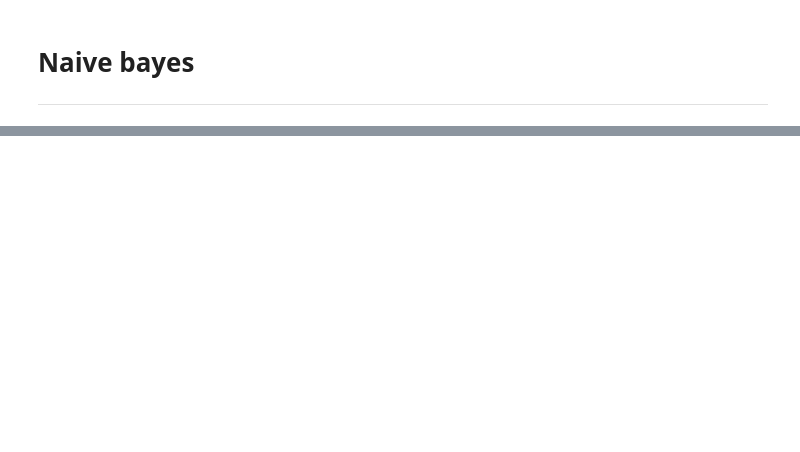
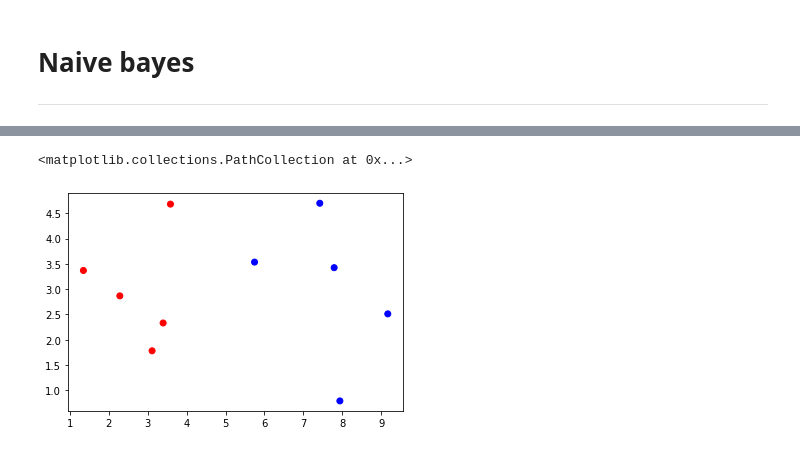
Before and after one commit to hsargoli/MyWorks, a Jupyter notebook: MLalgorithm.ipynb, the cells around one changed output, grey strips where cells are left out. Cells and saved outputs as stored; diff of their text form; code cells hidden in the pictures; blank space fills up the shorter version.

```diff
--- a/MLalgorithm.ipynb
+++ b/MLalgorithm.ipynb
@@ -409,6 +455,7 @@ with open('naive.txt') as file:
     readed=[i.split(' ') for i in readed_data]
 del readed[0]
 b=np.array(readed)
+print(' our data : ' , b, end='\n----------\n')
 sto=[]
 for i in range(len(b)):
     for j in range(len(b[0])):
@@ -422,12 +469,23 @@ sto=np.reshape(sto,(10,3))
 weather=sto[:,0]
 car=sto[:, 1]
 ydata=sto[:, 2]
+#  naive Bayes
+# - - - - - - - - -
 class NB:
     def __init__(self,classes,data1,data2):
         self.classes = classes
         self.data1 = data1
         self.data2 = data2
     def be_shart(self,dataa,term1,term2):
+        '''
+        dataa :
+            car or weather
+        term 1:
+            for dataa 0 broken or rainy
+        term 2:
+            for y classes 0 stayHome 1 goOut
+
+        '''
         class_probability=list(self.classes).count(term2)/len(self.classes)
         sto1=[]
         for i in range(len(self.classes)):
@@ -444,7 +502,7 @@ class NB:
         return res
 #be_shart(car,ydata,1,0)\
 sg=NB(ydata,car,weather)
-print(sg.be_shart(weather,0,0))
+print(' o o o o o ',sg.be_shart(car,0,0))
 sg.predict(1,1,0.5)
 print( 'index  ,  ypredict  , yorg')
 for i in range(len(car)):
@@ -465,0 +535,19 @@ index  ,  ypredict  , yorg
+# %%
+with open('naive G.txt') as file:
+    readed=file.read().strip().split('\n')
+    readed=[i.split(' ') for i in readed]
+del readed[0]
+readed=np.array(readed)
+xx=[]
+for i in readed:
+    x=[float(j) for j in i]
+    xx.append(x)
+xx=np.array(xx)
+xdata = xx[:,:2]
+ydata = xx[:,2]
+ydata = [int(i) for i in ydata]
+colormap=np.array(['r','b','k'])
+plt.scatter(xdata[:,0],xdata[:,1],color=colormap[ydata])
+# %% [output]
+<matplotlib.collections.PathCollection at 0x...>
+[figure, added]
```
Also changed, not shown: parts of 20 cells of this notebook.
